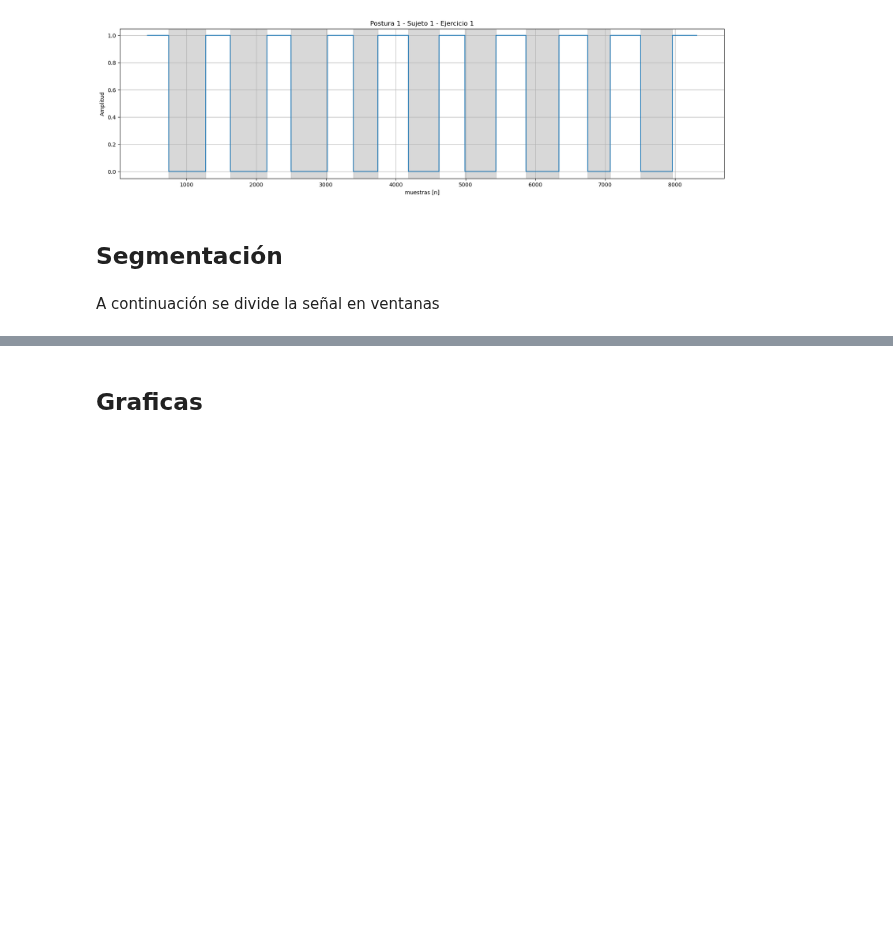
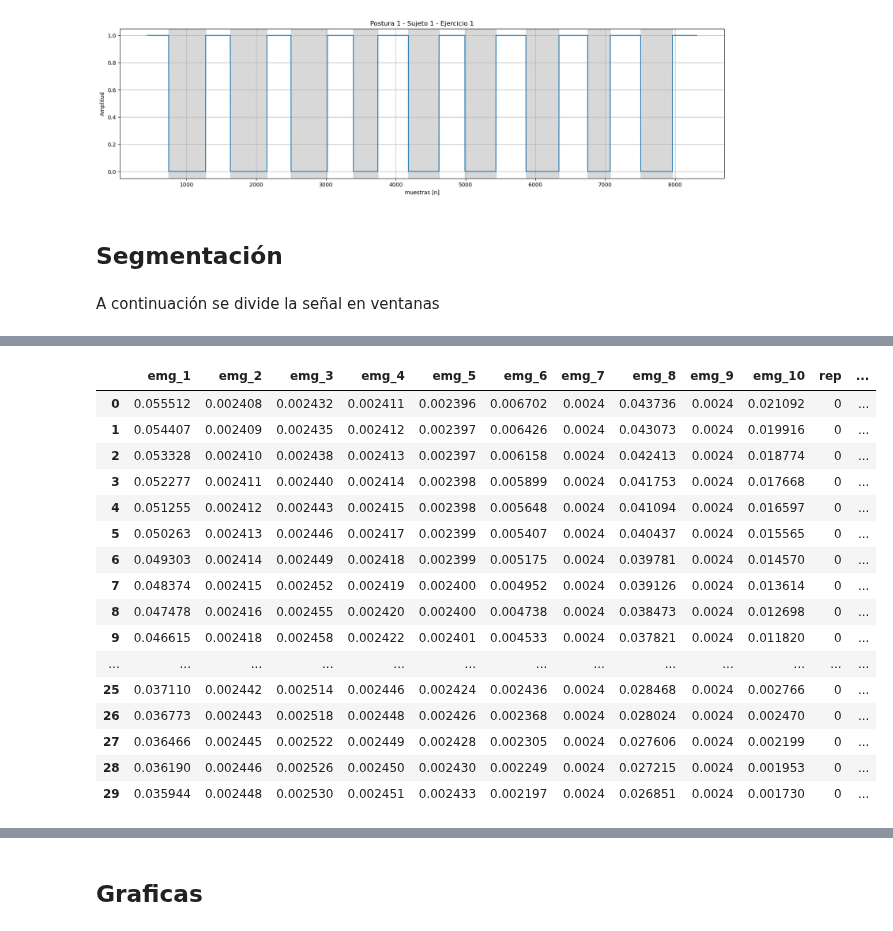
Before and after one commit to repos-especializacion-UdeA/trabajo-final_AA1, a Jupyter notebook: notebooks_pasos_previos/exploracion_preliminar.ipynb, the cells around one changed output, grey strips where cells are left out. Cells and saved outputs as stored; diff of their text form; code cells hidden in the pictures; blank space fills up the shorter version.

```diff
--- a/notebooks_pasos_previos/exploracion_preliminar.ipynb
+++ b/notebooks_pasos_previos/exploracion_preliminar.ipynb
@@ -246,0 +289,20 @@ TypeError: 'int' object is not subscriptable
+# %%
+s[1]
+# %% [output]
+|  | emg_1 | emg_2 | emg_3 | emg_4 | emg_5 | emg_6 | emg_7 | emg_8 | emg_9 | emg_10 | rep | ... |
+| 0 | 0.055512 | 0.002408 | 0.002432 | 0.002411 | 0.002396 | 0.006702 | 0.0024 | 0.043736 | 0.0024 | 0.021092 | 0 | ... |
+| 1 | 0.054407 | 0.002409 | 0.002435 | 0.002412 | 0.002397 | 0.006426 | 0.0024 | 0.043073 | 0.0024 | 0.019916 | 0 | ... |
+| 2 | 0.053328 | 0.002410 | 0.002438 | 0.002413 | 0.002397 | 0.006158 | 0.0024 | 0.042413 | 0.0024 | 0.018774 | 0 | ... |
+| 3 | 0.052277 | 0.002411 | 0.002440 | 0.002414 | 0.002398 | 0.005899 | 0.0024 | 0.041753 | 0.0024 | 0.017668 | 0 | ... |
+| 4 | 0.051255 | 0.002412 | 0.002443 | 0.002415 | 0.002398 | 0.005648 | 0.0024 | 0.041094 | 0.0024 | 0.016597 | 0 | ... |
+| 5 | 0.050263 | 0.002413 | 0.002446 | 0.002417 | 0.002399 | 0.005407 | 0.0024 | 0.040437 | 0.0024 | 0.015565 | 0 | ... |
+| 6 | 0.049303 | 0.002414 | 0.002449 | 0.002418 | 0.002399 | 0.005175 | 0.0024 | 0.039781 | 0.0024 | 0.014570 | 0 | ... |
+| 7 | 0.048374 | 0.002415 | 0.002452 | 0.002419 | 0.002400 | 0.004952 | 0.0024 | 0.039126 | 0.0024 | 0.013614 | 0 | ... |
+| 8 | 0.047478 | 0.002416 | 0.002455 | 0.002420 | 0.002400 | 0.004738 | 0.0024 | 0.038473 | 0.0024 | 0.012698 | 0 | ... |
+| 9 | 0.046615 | 0.002418 | 0.002458 | 0.002422 | 0.002401 | 0.004533 | 0.0024 | 0.037821 | 0.0024 | 0.011820 | 0 | ... |
+| ... | ... | ... | ... | ... | ... | ... | ... | ... | ... | ... | ... | ... |
+| 25 | 0.037110 | 0.002442 | 0.002514 | 0.002446 | 0.002424 | 0.002436 | 0.0024 | 0.028468 | 0.0024 | 0.002766 | 0 | ... |
+| 26 | 0.036773 | 0.002443 | 0.002518 | 0.002448 | 0.002426 | 0.002368 | 0.0024 | 0.028024 | 0.0024 | 0.002470 | 0 | ... |
+| 27 | 0.036466 | 0.002445 | 0.002522 | 0.002449 | 0.002428 | 0.002305 | 0.0024 | 0.027606 | 0.0024 | 0.002199 | 0 | ... |
+| 28 | 0.036190 | 0.002446 | 0.002526 | 0.002450 | 0.002430 | 0.002249 | 0.0024 | 0.027215 | 0.0024 | 0.001953 | 0 | ... |
+| 29 | 0.035944 | 0.002448 | 0.002530 | 0.002451 | 0.002433 | 0.002197 | 0.0024 | 0.026851 | 0.0024 | 0.001730 | 0 | ... |
```
Also changed, not shown: parts of 19 cells of this notebook, 1 other file.
